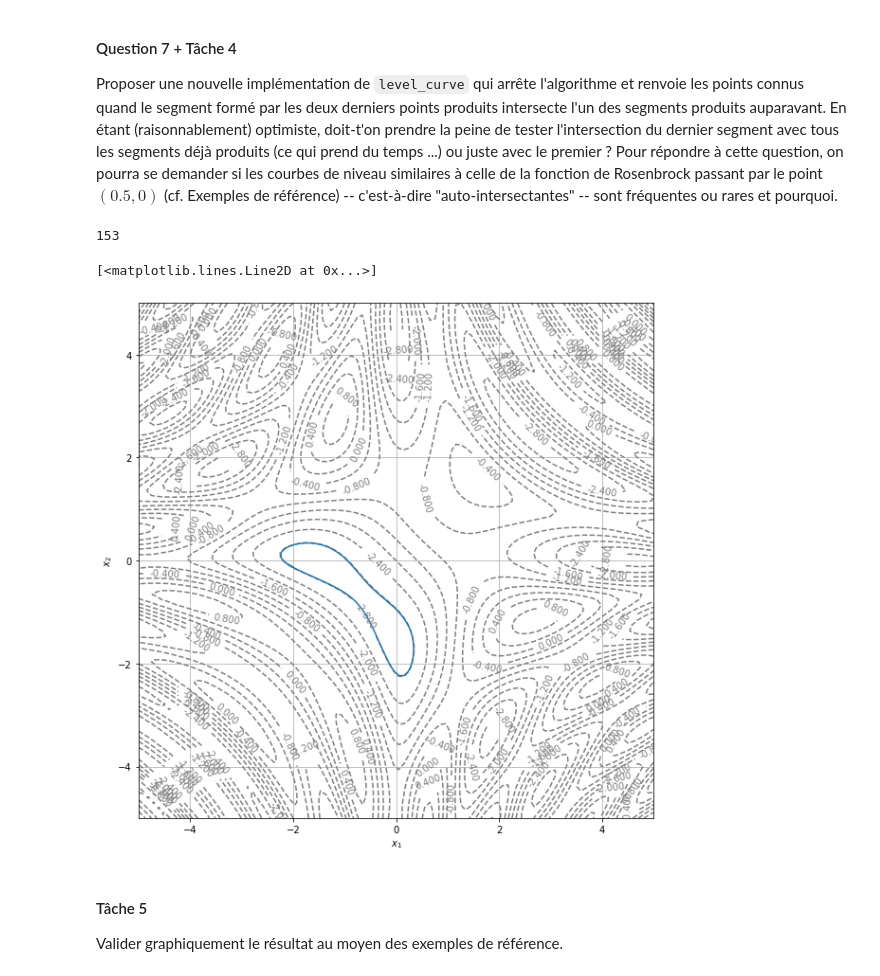
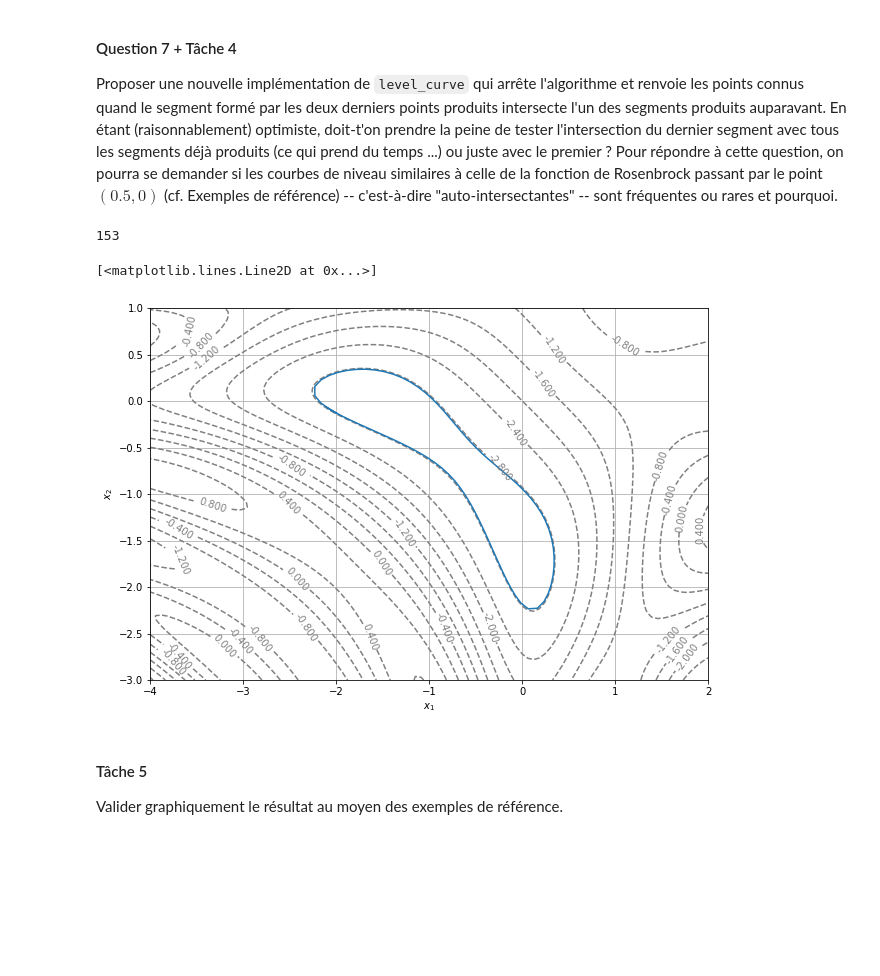
Before and after one commit to 20cazali/projetmathsinfo, a Jupyter notebook: projetmathinfo.ipynb, the cells around one changed output. Drawn from its saved outputs; the diff is of its cells as text; code cells hidden in the pictures; blank space fills up the shorter version.

```diff
--- a/projetmathinfo.ipynb
+++ b/projetmathinfo.ipynb
@@ -396,8 +396,9 @@ L'algorithme précédent est malheureusement susceptible de faire plusieurs fois
 
 Proposer une nouvelle implémentation de `level_curve` qui arrête l'algorithme et renvoie les points connus quand le segment formé par les deux derniers points produits intersecte l'un des segments produits auparavant. En étant (raisonnablement) optimiste, doit-t'on prendre la peine de tester l'intersection du dernier segment avec tous les segments déjà produits (ce qui prend du temps ...) ou juste avec le premier ? Pour répondre à cette question, on pourra se demander si les courbes de niveau similaires à celle de la fonction de Rosenbrock passant par le point $(0.5, 0)$ (cf. Exemples de référence) -- c'est-à-dire "auto-intersectantes" -- sont fréquentes ou rares et pourquoi.
 # %%
-delta=0.1
-def intersection(segment1,segment2): #prend en arguments deux listes avec les coordonnées des points "engendrant" les deux segments ; renvoie True ssi les deux segments s'intersectent
+
+def intersection(segment1,segment2): #prend en arguments deux listes avec les coordonnées des points "engendrant" les deux segments (de meme longueur) ; renvoie True ssi les deux segments s'intersectent
+    delta = np.linalg.norm(np.array(segment1[0])-np.array(segment1[1]))
     xA, yA = segment1[0][0], segment1[0][1]
     xB, yB = segment1[1][0], segment1[1][1]
 
@@ -412,7 +413,7 @@ def intersection(segment1,segment2): #prend en arguments deux listes avec les co
 
     if a1!=a2:
         x0, y0 = (b2 - b1)/(a1 - a2), (a1*b2 - a2*b1)/(a1 - a2) # à partir des deux équations vérifiées par (x0, y0) le point d'intersection des droites (qui existe car les coefficients directeurs sont différents), on détermine x0 et y0
-        if (xA-x0)**2 + (yA-y0)**2 <= delta**2 and (xB-x0)**2 + (yB-y0)**2 <= delta**2 and (xC -x0)**2 + (yC-y0)**2 <= delta**2 and (xD-x0)**2 + (yD-y0)**2 <= delta**2:
+        if (xA-x0)**2 + (yA-y0)**2 <= delta**2 and (xB-x0)**2 + (yB-y0)**2 <= delta**2 and (xC -x0)**2 + (yC-y0)**2 <= delta**2 and (xD-x0)**2 + (yD-y0)**2 <= delta**2:   #condition d'intersection car les segments ont une longueur delta
             return True
     return False
 # %%
@@ -451,19 +452,19 @@ def level_curve2(f, x0, y0, delta=0.1, N=1000, eps=eps):
 # %%
 N=300
 Z = level_curve2(f3,-2.,-0.13,0.1,N,10**(-12))
 X = Z[0]
 Y = Z[1]
 display_contour(f3,
-    x=np.linspace(-5.0, 5.0, 100),
-    y=np.linspace(-5.0, 5.0, 100),
+    x=np.linspace(-4.0, 2.0, 100),
+    y=np.linspace(-3.0, 1.0, 100),
     levels=10 # 10 levels, automatically selected
 )
 
 plt.plot(X, Y)
 # %% [output]
 153
 [<matplotlib.lines.Line2D at 0x...>]
-[figure, old version]
+[figure, new version]
 # %% [markdown]
 #### Tâche 5
 
```
Also changed, not shown: parts of 4 cells of this notebook.
